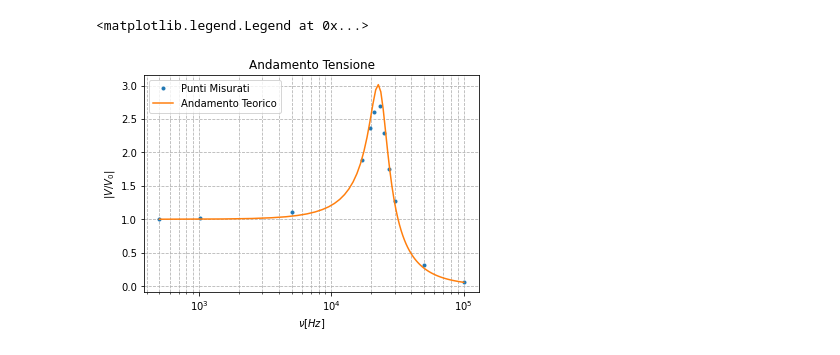
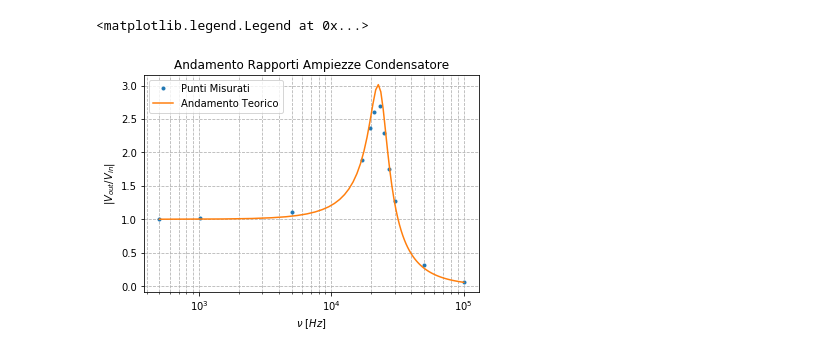
Before and after one commit to Kevin222-hub/Lab_reports, a Jupyter notebook: Elettro_3/Main.ipynb, the cells around one changed output. Saved outputs shown, nothing was run; the diff lists cells and outputs as text; code cells hidden in the pictures.

```diff
--- a/Elettro_3/Main.ipynb
+++ b/Elettro_3/Main.ipynb
@@ -93,31 +133,21 @@ plt.legend(loc="lower left")
 # %%
 #1 Condensatore Ampiezza
-
-
 plt.plot(fm2,Hm2,ls='', marker='.',label='Punti Misurati')
 
 fmin2 = np.min(500)
 fmax2 = np.max(100000)
 f2 = np.linspace(fmin2,fmax2,100)
 o2 = 2*pi*f2
 H2 = (1/(o2*C)) / np.sqrt( (R+Rl)**2 + np.power( o2*L - 1/(o2*C),2))
 plt.plot(f2,H2,label='Andamento Teorico')
 
 
-
-
-H0 = np.max(H2)/sqrt(2)
-#om3 = 7993
-#plt.hlines(H0,fmin2,fmax2,ls='--',color='g',label='$\dfrac{V}{V_0} =\dfrac{V_{MAX}}{V_0\sqrt{2}}}$')
-#plt.vlines(om3,0,H0,ls='--',color='r',label='$\u03BD_{0}=7993\ Hz$')
-
-
 plt.xscale("log")
 plt.grid(which="both", ls="--",color='0.7')
-plt.title('Andamento Tensione')
-plt.ylabel("$|V/V_0|$")
-plt.xlabel("$\u03BD[Hz]$")
+plt.title('Andamento Rapporti Ampiezze Condensatore')
+plt.ylabel("$|V_{out}/V_{in}|$")
+plt.xlabel("$\u03BD\ [Hz]$")
 plt.legend(loc="upper left")
 # %% [output]
 <matplotlib.legend.Legend at 0x...>
-[figure, old version]
+[figure, new version]
```
Also changed, not shown: parts of 5 cells of this notebook.
